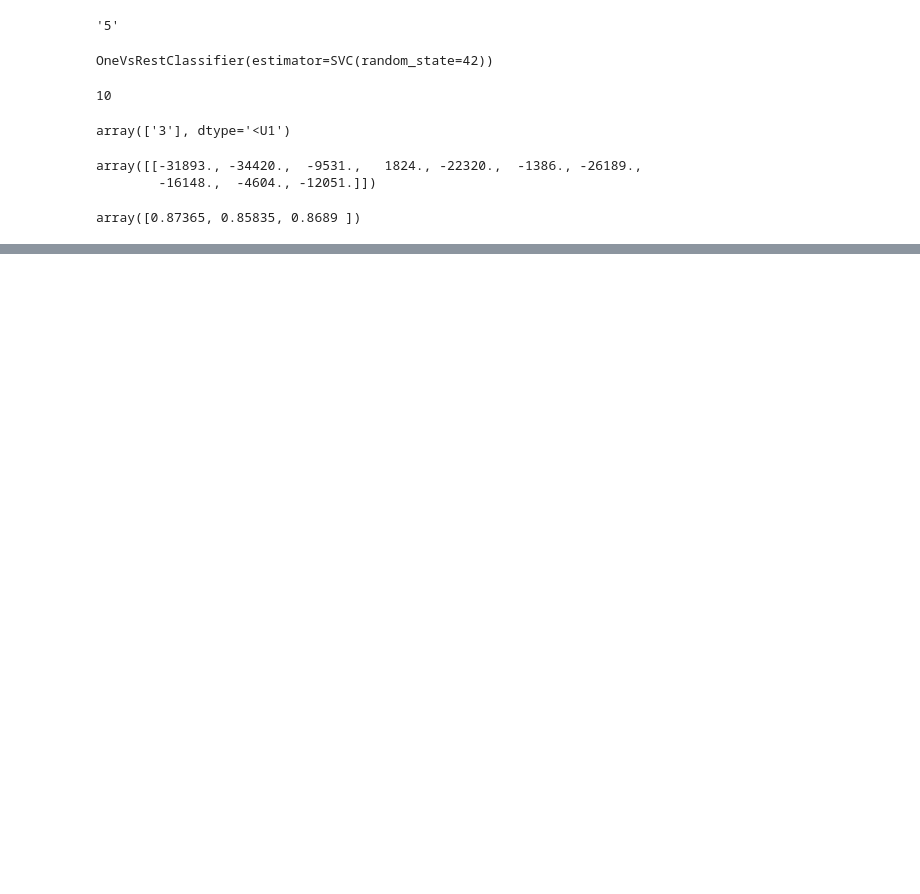
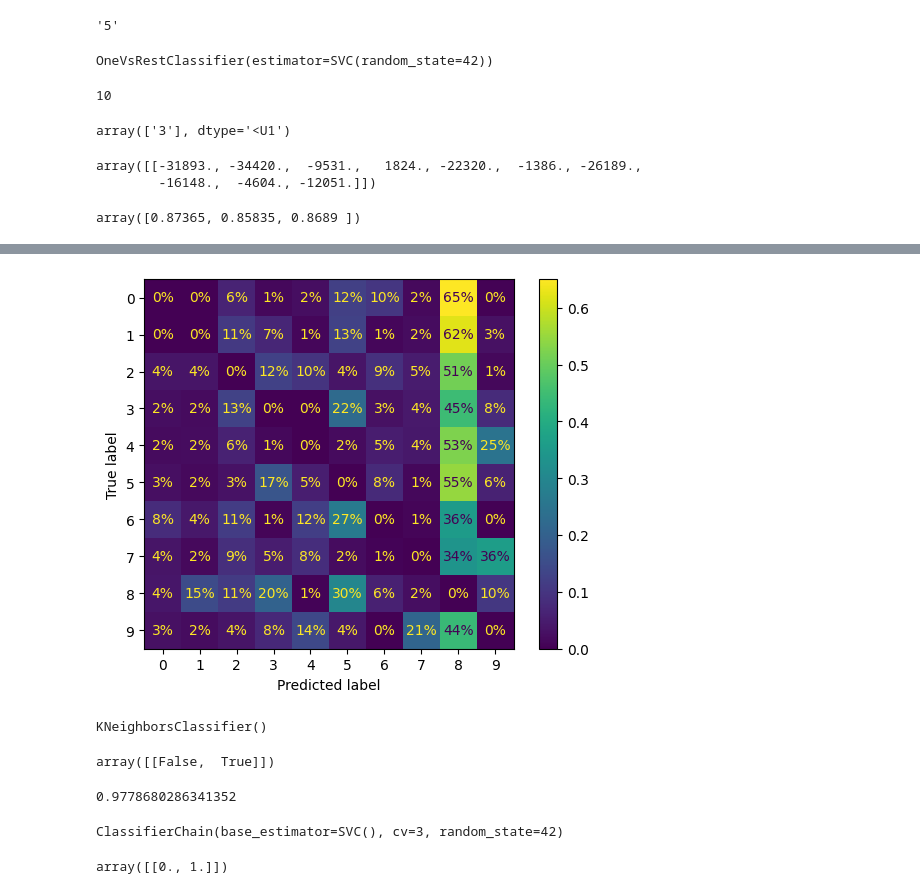
Before and after one commit to prxshetty/scikit-keras-tensorflow-ml, a Jupyter notebook: handsonML.ipynb, the cells around one changed output, grey strips where cells are left out. Saved outputs shown, nothing was run; the diff lists cells and outputs as text; code cells hidden in the pictures; blank space fills up the shorter version.

```diff
--- a/handsonML.ipynb
+++ b/handsonML.ipynb
@@ -315,0 +325,40 @@ plt.show()
+# %%
+#adding zero weights on correct predictions to find out more about the errors here
+sample_weight=(y_train_pred!=y_train)
+ConfusionMatrixDisplay.from_predictions(y_train, y_train_pred, sample_weight=sample_weight, normalize='true', values_format='.0%')
+plt.show()
+# %% [output]
+[figure, added]
+# %%
+#### MULTILABEL CLASSIFICATION
+
+from sklearn.neighbors import KNeighborsClassifier
+y_train_large= (y_train>='7')
+y_train_odd=(y_train.astype('int8')%2==1)
+y_multilabel=np.c_[y_train_large, y_train_odd]
+
+knn_clf=KNeighborsClassifier()
+knn_clf.fit(X_train, y_multilabel)
+# %% [output]
+KNeighborsClassifier()
+# %%
+knn_clf.predict([some_digit])
+# %% [output]
+array([[False,  True]])
+# %%
+y_train_knn_pred=cross_val_predict(knn_clf, X_train, y_multilabel, cv=3)
+f1_score(y_multilabel, y_train_knn_pred, average='micro')#average='weighted' if no labels equally important
+# %% [output]
+0.9778680286341352
+# %%
+#ChainClassifier using to perfomr MultiLabel classifiers using SVC for different labels
+from sklearn.multioutput import ClassifierChain
+
+chain_clf=ClassifierChain(SVC(), cv=3, random_state=42)
+chain_clf.fit(X_train[:2000],y_multilabel[:2000])
+# %% [output]
+ClassifierChain(base_estimator=SVC(), cv=3, random_state=42)
+# %%
+chain_clf.predict([some_digit])
+# %% [output]
+array([[0., 1.]])
```
Also changed, not shown: parts of 5 cells of this notebook.
